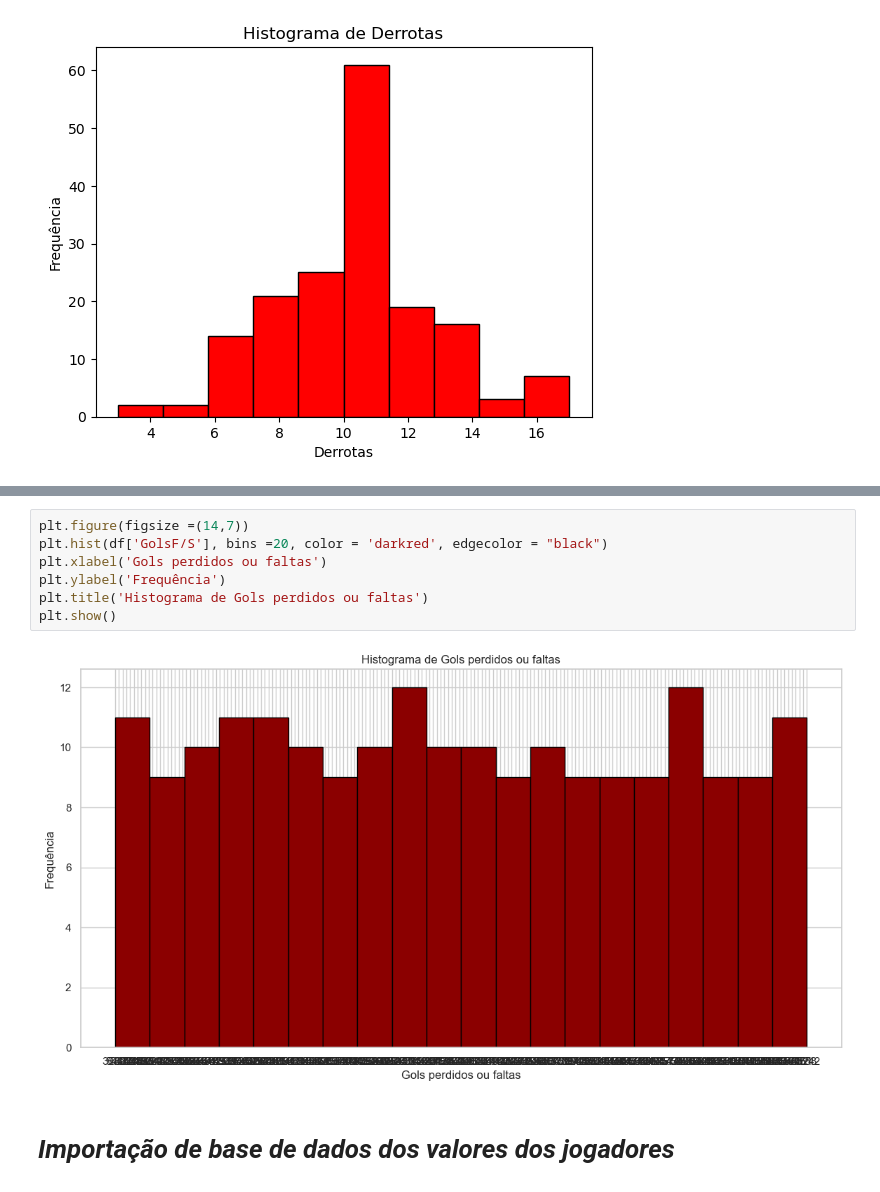
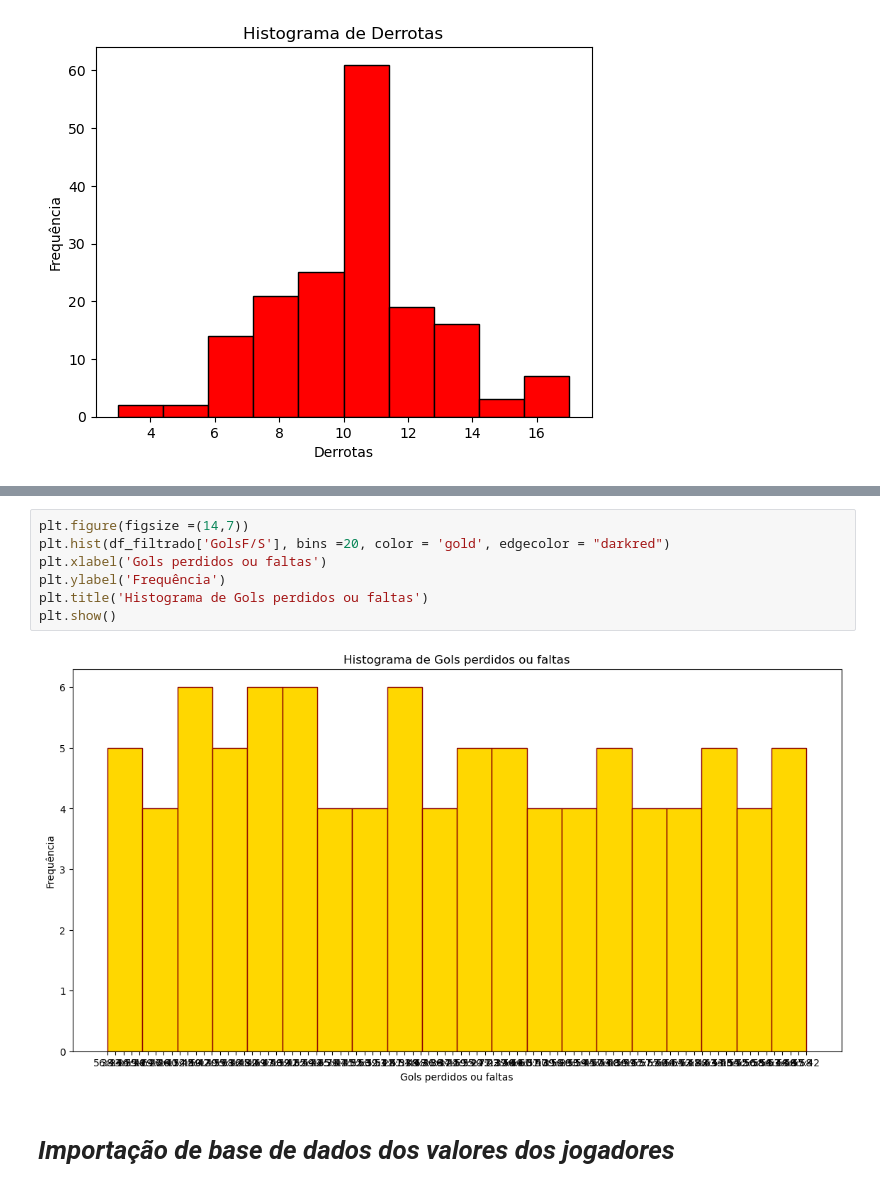
Before and after one commit to AVTBrasil/An-lise-de-Dados-no-Futebol, a Jupyter notebook: Analise_de_dados.ipynb, the cells around one changed output, grey strips where cells are left out. Saved outputs shown, nothing was run; the diff lists cells and outputs as text.

```diff
--- a/Analise_de_dados.ipynb
+++ b/Analise_de_dados.ipynb
@@ -264,11 +363,11 @@ plt.show()
 # %%
 plt.figure(figsize =(14,7))
-plt.hist(df['GolsF/S'], bins =20, color = 'darkred', edgecolor = "black")
+plt.hist(df_filtrado['GolsF/S'], bins =20, color = 'gold', edgecolor = "darkred")
 plt.xlabel('Gols perdidos ou faltas')
 plt.ylabel('Frequência')
 plt.title('Histograma de Gols perdidos ou faltas')
 plt.show()
 # %% [output]
-[figure, old version]
+[figure, new version]
 # %% [markdown]
 # *Importação de base de dados dos valores dos jogadores* #
```
Also changed, not shown: parts of 28 cells of this notebook.
